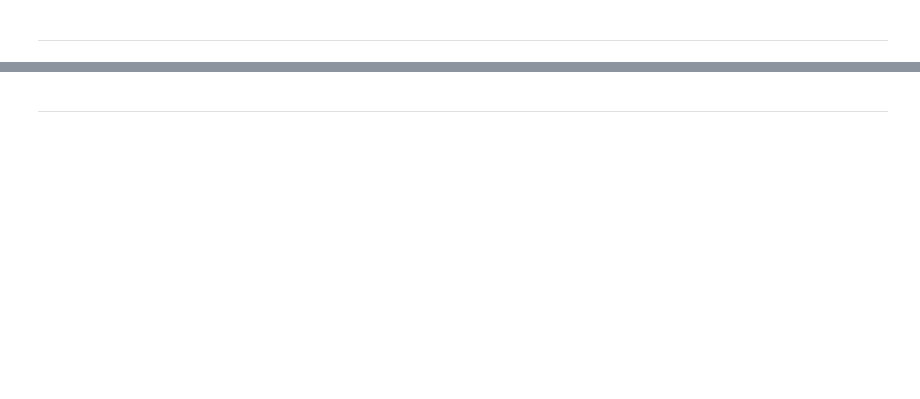
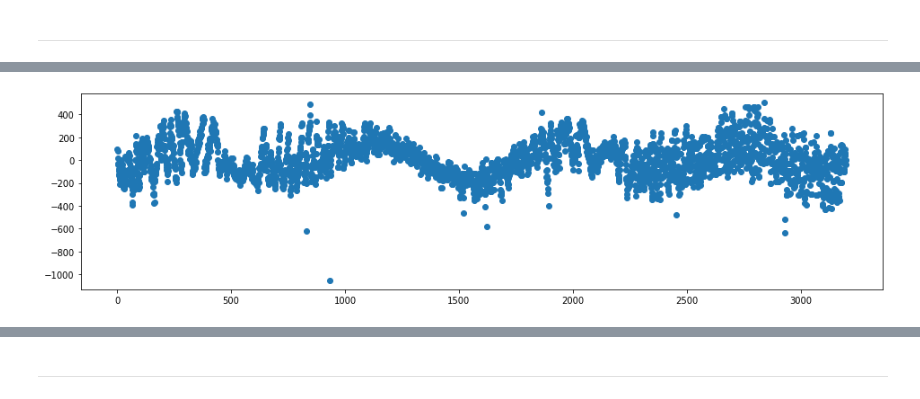
Before and after one commit to Sreejith-t-shaji-40/DATASCIENCE-LAB, a Jupyter notebook: sreejith.ipynb, the cells around one changed output, grey strips where cells are left out. Drawn from its saved outputs; the diff is of its cells as text; code cells hidden in the pictures; blank space fills up the shorter version.

```diff
--- a/sreejith.ipynb
+++ b/sreejith.ipynb
@@ -14,0 +12,3 @@ This colab is designed for you to practice and solve the activities that are bas
+# %%
+# Display statistical information of train dataset
+df=pd.read_csv('/content/exoTrain.csv')
@@ -80,0 +52,4 @@ print (type(my_list))
+# %%
+# Create a Pandas series for the first star and store it in a variable called 'star_0'.
+star_0 = df.iloc[0, :]
+star_0.head()
@@ -80,0 +144,28 @@ print (type(my_list))
+# %%
+#Create a scatter plot for 'star_0' Pandas series.
+# 1. Import the 'numpy' and 'matplotlib.pyplot' modules.
+import matplotlib.pyplot as plt
+import numpy as np
+
+
+# 2. Call the 'figure()' function to resize the plot.
+
+plt.figure(figsize=(16, 4))
+# Here, 16 means the plot is 16 units wide and 4 units high. Play with these numbers to draw different sized plots.
+# Call the 'scatter()' function to make a scatter plot between the x and y values.
+# The scatter() function requires two inputs: x and y where x is the data to be plotted on the x-axis and y is the data to be plotted on the y-axis.
+# In our case, x is a Pandas series of numbers between 1 and 3197 and y is the 'FLUX' values for a star.
+x = np.arange(1, 3198)
+y = star_0[1:]
+
+# Here, star_0[1:] is a Pandas series containing all the 'FLUX' values starting from the value at index 1 till the value at last index, i.e., 3197
+# The 'arange(1, 3198)' function from the 'numpy' module will generate numbers from 1 to 3197.
+# 3. Call the 'scatter()' function.
+plt.scatter(x, y)
+
+
+# 4. Call the 'show()' function.
+plt.show()
+# The 'show()' function displays the plot.
+# %% [output]
+[figure, added]
```
Also changed, not shown: parts of 51 cells of this notebook.
